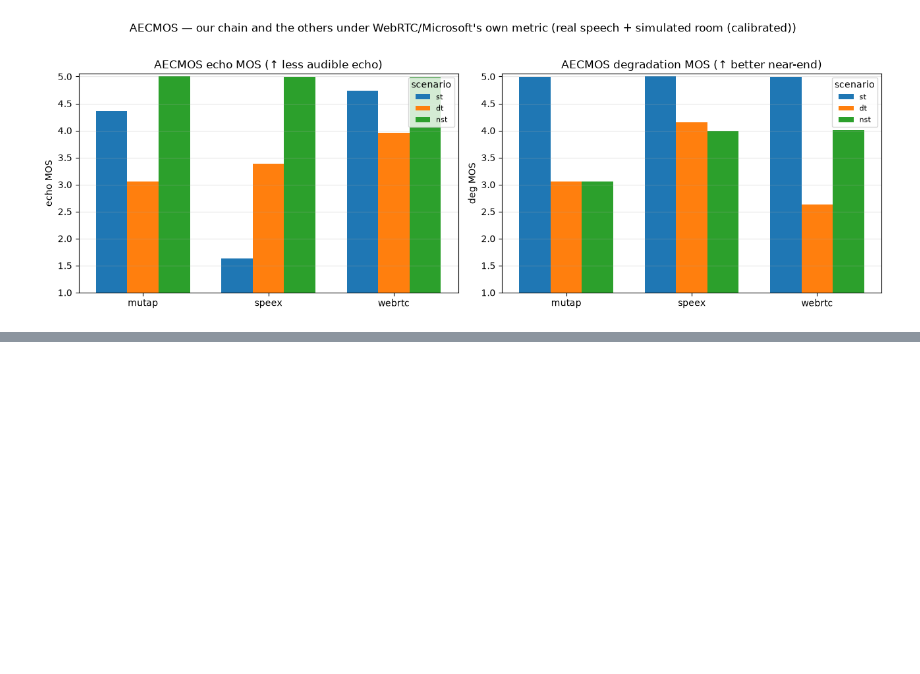
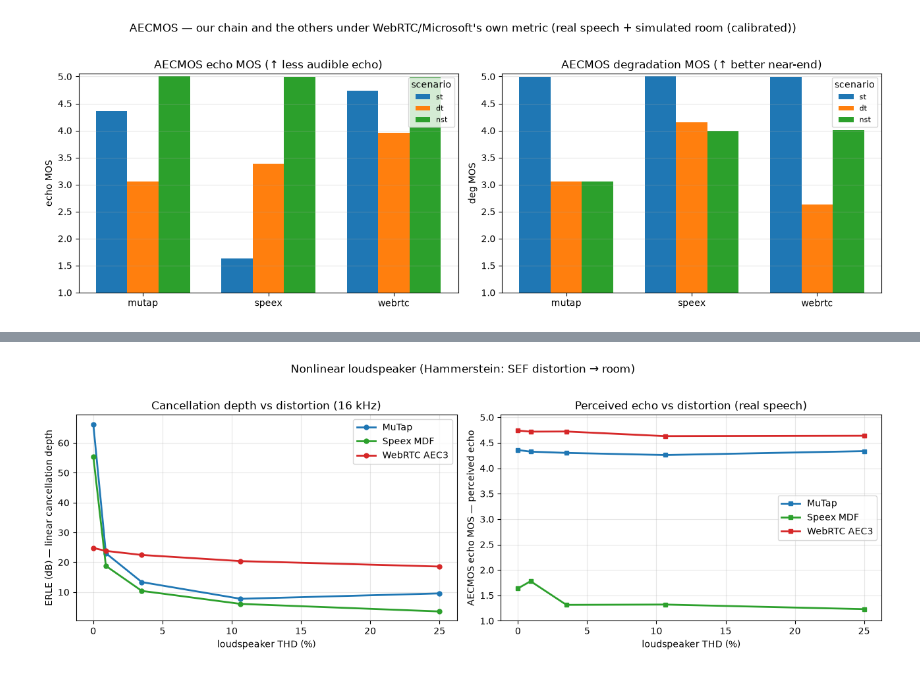
Before and after one commit to tap/MuTap, a Jupyter notebook: notebooks/aec_comparison.ipynb, the cells around one changed output, grey strips where cells are left out. Saved outputs shown, nothing was run; the diff lists cells and outputs as text; code cells hidden in the pictures; blank space fills up the shorter version.

```diff
--- a/notebooks/aec_comparison.ipynb
+++ b/notebooks/aec_comparison.ipynb
@@ -88,0 +97,21 @@ else:
+# %%
+COL={'mutap':'#1f77b4','webrtc':'#d62728','speex':'#2ca02c'}
+LBL={'mutap':'MuTap','webrtc':'WebRTC AEC3','speex':'Speex MDF'}
+erle=json.load(open(os.path.join(root,'nl_sweep.json')))
+amnl=json.load(open(os.path.join(root,'nl_aecmos.json')))
+subs=list(erle['sweep'][0]['results'].keys())
+thd=[r['thd_pct'] for r in erle['sweep']]
+fig,(a1,a2)=plt.subplots(1,2,figsize=(13,4.4))
+for s in subs:
+    a1.plot(thd,[r['results'].get(s) for r in erle['sweep']],'o-',color=COL.get(s),label=LBL.get(s,s),lw=2,ms=5)
+a1.set_xlabel('loudspeaker THD (%)'); a1.set_ylabel('ERLE (dB) — linear cancellation depth')
+a1.set_title(f"Cancellation depth vs distortion ({erle['fs']//1000:.0f} kHz)"); a1.grid(alpha=0.3); a1.legend()
+t2=[r['thd_pct'] for r in amnl['sweep']]
+for s in subs:
+    a2.plot(t2,[r['echo_mos'].get(s) for r in amnl['sweep']],'s-',color=COL.get(s),label=LBL.get(s,s),lw=2,ms=5)
+a2.set_xlabel('loudspeaker THD (%)'); a2.set_ylabel('AECMOS echo MOS — perceived echo'); a2.set_ylim(1,5.05)
+a2.set_title('Perceived echo vs distortion (real speech)'); a2.grid(alpha=0.3); a2.legend()
+fig.suptitle('Nonlinear loudspeaker (Hammerstein: SEF distortion → room)',y=1.02)
+plt.tight_layout(); plt.show()
+# %% [output]
+[figure, added]
```
Also changed, not shown: parts of 2 cells of this notebook, 6 other files.
